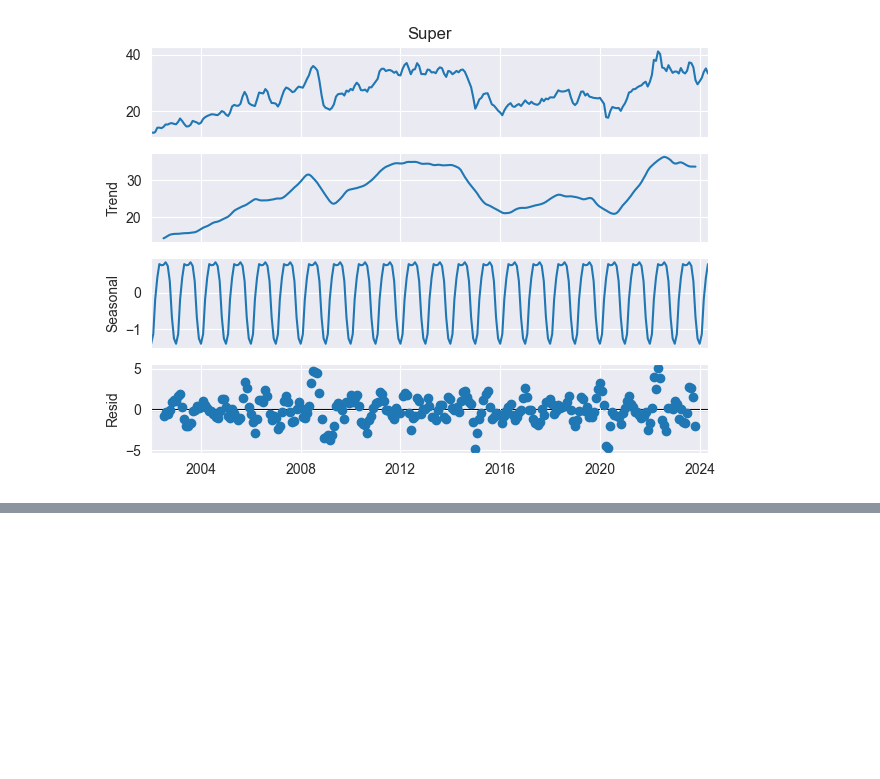
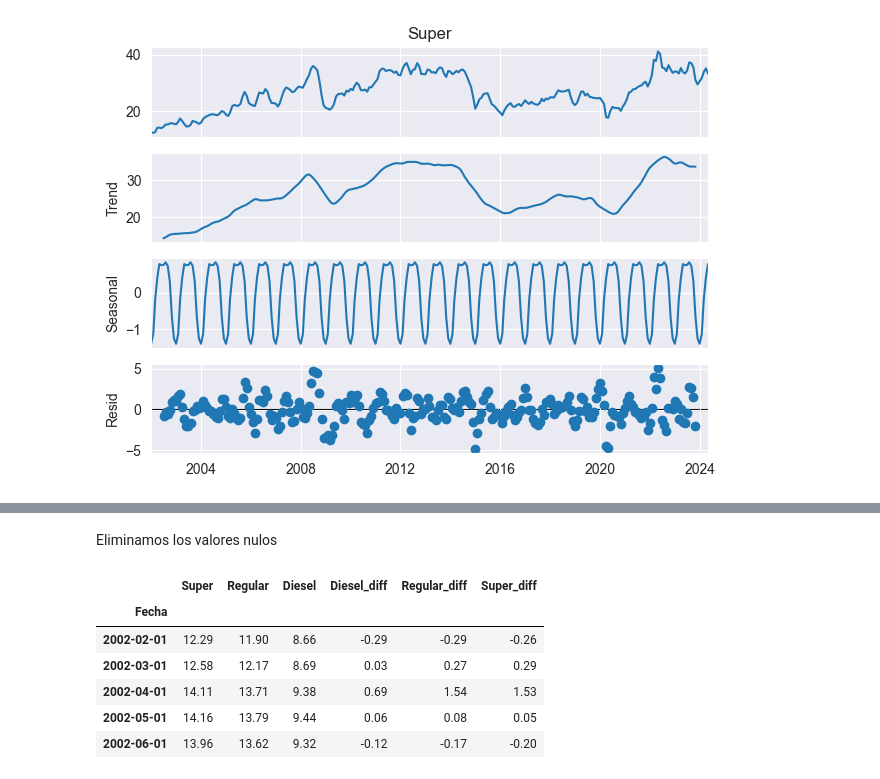
Before and after one commit to FranzCastillo/GUA-Gasoline-Analysis, a Jupyter notebook: LSTM.ipynb, the cells around one changed output, grey strips where cells are left out. Drawn from its saved outputs; the diff is of its cells as text; code cells hidden in the pictures; blank space fills up the shorter version.

```diff
--- a/LSTM.ipynb
+++ b/LSTM.ipynb
@@ -74,0 +84,2 @@ seasonal_decompose(df['Super'], model='additive', period=12).plot()
+# %% [markdown]
+Eliminamos los valores nulos
@@ -74,0 +88,10 @@ seasonal_decompose(df['Super'], model='additive', period=12).plot()
+# %%
+df.head()
+# %% [output]
+|  | Super | Regular | Diesel | Diesel_diff | Regular_diff | Super_diff |
+| Fecha |  |  |  |  |  |  |
+| 2002-02-01 | 12.29 | 11.90 | 8.66 | -0.29 | -0.29 | -0.26 |
+| 2002-03-01 | 12.58 | 12.17 | 8.69 | 0.03 | 0.27 | 0.29 |
+| 2002-04-01 | 14.11 | 13.71 | 9.38 | 0.69 | 1.54 | 1.53 |
+| 2002-05-01 | 14.16 | 13.79 | 9.44 | 0.06 | 0.08 | 0.05 |
+| 2002-06-01 | 13.96 | 13.62 | 9.32 | -0.12 | -0.17 | -0.20 |
```
Also changed, not shown: parts of 18 cells of this notebook.
